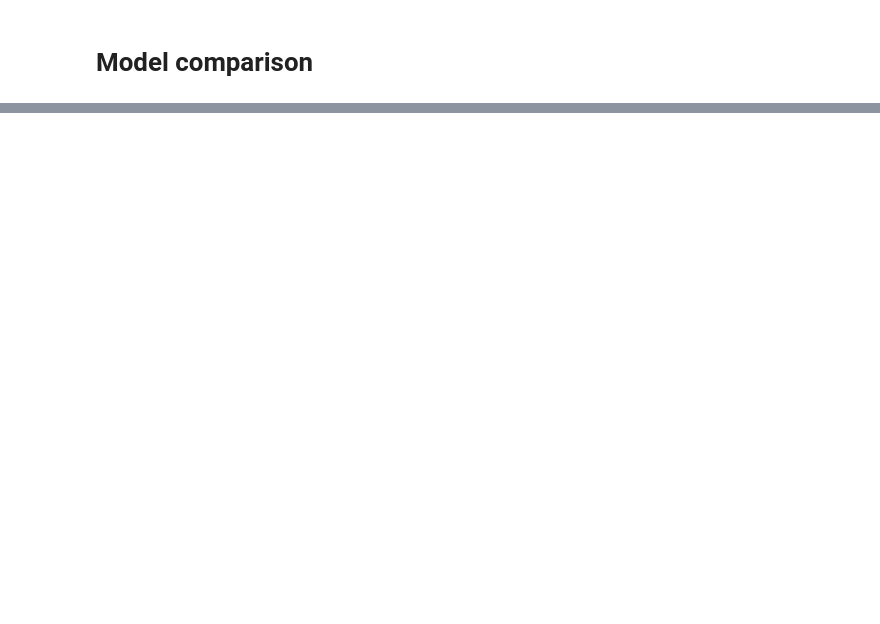
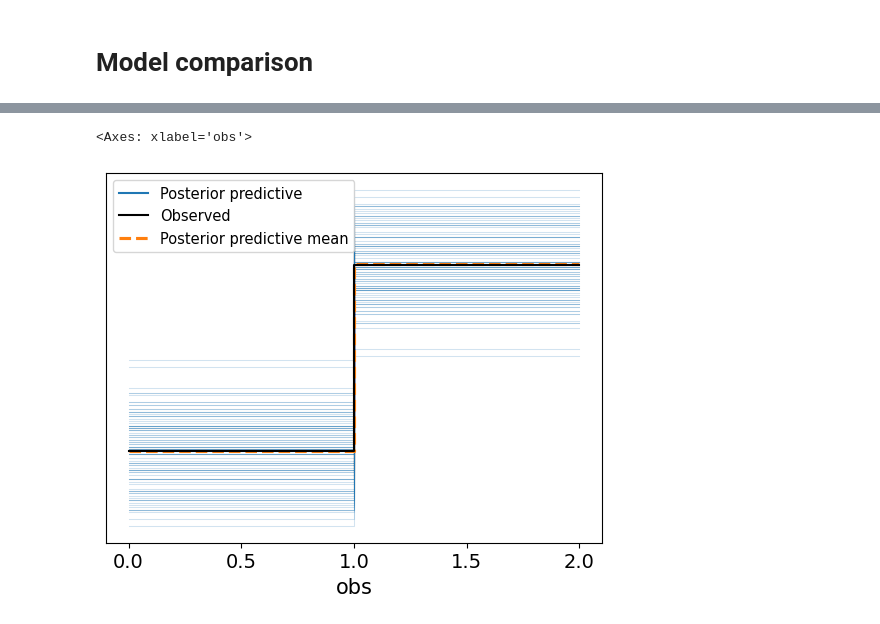
Before and after one commit to mika-long/mika-long.github.io, a Jupyter notebook: posts/pymc-hierarchical/index.ipynb, the cells around one changed output, grey strips where cells are left out. Drawn from its saved outputs; the diff is of its cells as text; code cells hidden in the pictures; blank space fills up the shorter version.

```diff
--- a/posts/pymc-hierarchical/index.ipynb
+++ b/posts/pymc-hierarchical/index.ipynb
@@ -297,0 +381,25 @@ memory usage: 31.6 KB
+# %%
+# R code 13.29
+# define and fit model
+with pm.Model() as chimp_model_2:
+    chimp_model_2.add_coord("actors", actors)
+    chimp_model_2.add_coord("blocks", blocks)
+    chimp_model_2.add_coord("treatments", treatments)
+    # hyperpriors
+    a_bar = pm.Normal("a_bar", 0, 1.5)
+    sigma_a = pm.Exponential("sigma_a", 1)
+    sigma_gamma = pm.Exponential("sigma_gamma", 1)
+    # prior
+    z = pm.Normal("z", mu=0, sigma=1, dims="actors")
+    x = pm.Normal("x", mu=0, sigma=1, dims="blocks")
+    beta = pm.Normal("beta", mu=0, sigma=0.5, dims="treatments")
+    # link
+    logits = a_bar + z[actor_idx] * sigma_a + x[block_idx] * sigma_gamma + beta[treat_idx]
+    # likelihood
+    obs = pm.Bernoulli("obs", logit_p=logits, observed=df['pulled_left'])
+# %%
+with chimp_model_2:
+    chimp_model_2_trace = pm.sample(draws=1000, tune=1000, progressbar=False)
+    chimp_model_2_trace = pm.compute_log_likelihood(chimp_model_2_trace)
+    # posterior predictive check
+    pm.sample_posterior_predictive(chimp_model_2_trace, extend_inferencedata=True)
@@ -297,0 +436,5 @@ memory usage: 31.6 KB
+# %%
+az.plot_ppc(chimp_model_2_trace, num_pp_samples=100)
+# %% [output]
+<Axes: xlabel='obs'>
+[figure, added]
```
Also changed, not shown: parts of 30 cells of this notebook, 31 other files.
